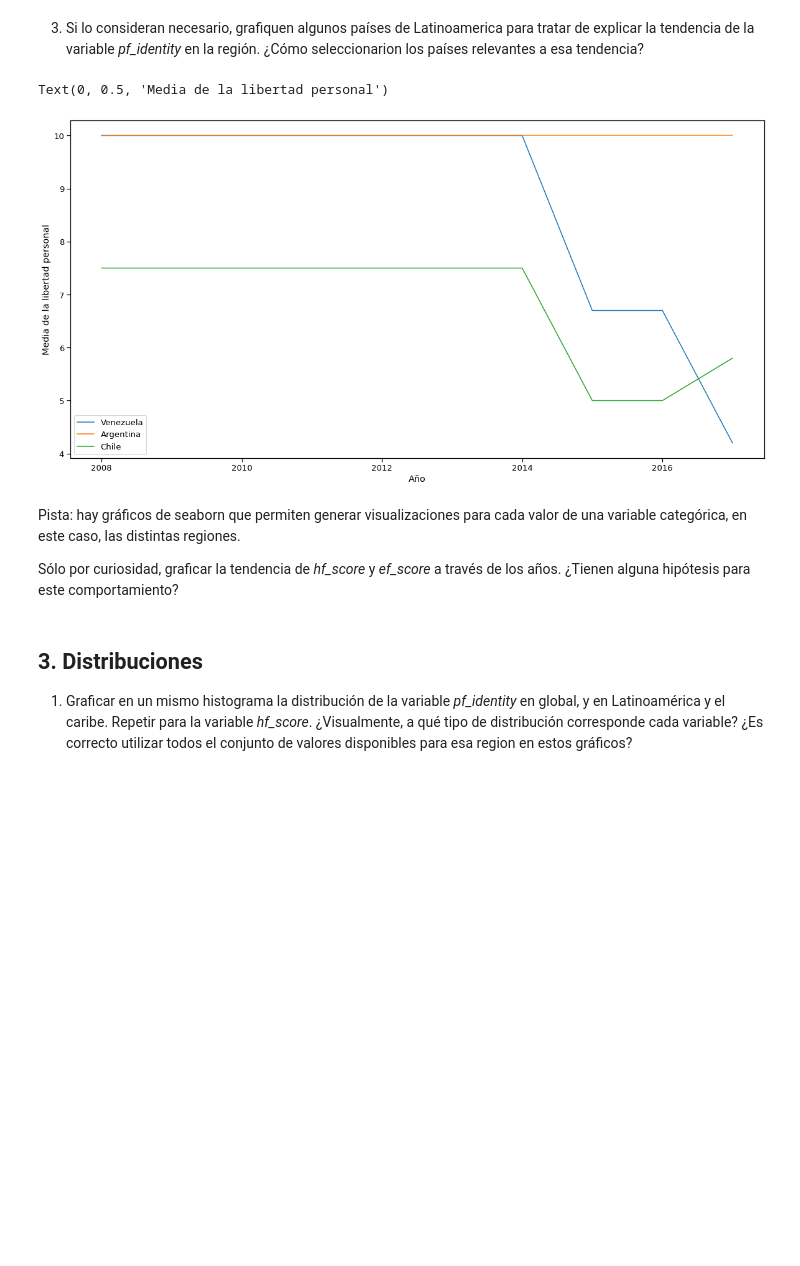
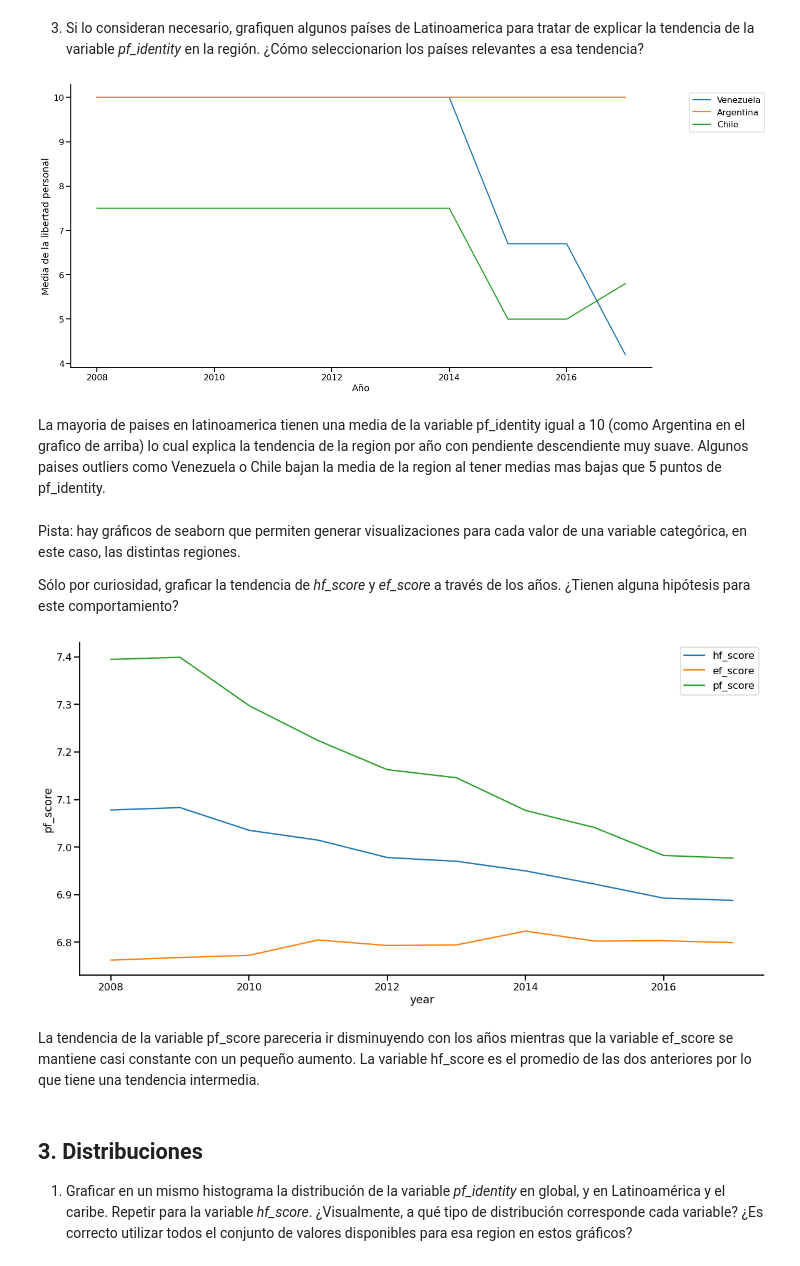
Before and after one commit to mauroeparis/ayvc2g9p1, a Jupyter notebook: practico.ipynb, the cells around one changed output. Drawn from its saved outputs; the diff is of its cells as text; code cells hidden in the pictures; blank space fills up the shorter version.

Commit message:
algunos cambios finales

```diff
--- a/practico.ipynb
+++ b/practico.ipynb
@@ -324,13 +329,26 @@ countries=dataset['Chile' == dataset['countries']]
 seaborn.lineplot(data=countries, x='year', y='pf_identity', label='Chile')
 plt.xlabel('Año')
 plt.ylabel('Media de la libertad personal')
+plt.legend(bbox_to_anchor=(1.05, 1), loc=2, borderaxespad=1)
+seaborn.despine()
 # %% [output]
-Text(0, 0.5, 'Media de la libertad personal')
-[figure, old version]
+[figure, new version]
+# %% [markdown]
+La mayoria de paises en latinoamerica tienen una media de la variable pf_identity igual a 10 (como Argentina en el grafico de arriba) lo cual explica la tendencia de la region por año con pendiente descendiente muy suave. Algunos paises outliers como Venezuela o Chile bajan la media de la region al tener medias mas bajas que 5 puntos de pf_identity.
 # %% [markdown]
 Pista: hay gráficos de seaborn que permiten generar visualizaciones para cada valor de una variable categórica, en este caso, las distintas regiones.
 
 Sólo por curiosidad, graficar la tendencia de *hf_score* y *ef_score* a través de los años. ¿Tienen alguna hipótesis para este comportamiento?
+# %%
+plt.figure(figsize=(20,10))
+seaborn.lineplot(data=dataset, x='year', y='hf_score', label='hf_score', ci = None)
+seaborn.lineplot(data=dataset, x='year', y='ef_score', label='ef_score', ci = None)
+seaborn.lineplot(data=dataset, x='year', y='pf_score', label='pf_score', ci = None)
+seaborn.despine()
+# %% [output]
+[figure, added]
+# %% [markdown]
+La tendencia de la variable pf_score pareceria ir disminuyendo con los años mientras que la variable ef_score se mantiene casi constante con un pequeño aumento. La variable hf_score es el promedio de las dos anteriores por lo que tiene una tendencia intermedia.
 # %% [markdown]
 ## 3. Distribuciones
   1. Graficar en un mismo histograma la distribución de la variable *pf_identity* en global, y en Latinoamérica y el caribe. Repetir para la variable *hf_score*. ¿Visualmente, a qué tipo de distribución corresponde cada variable? ¿Es correcto utilizar todos el conjunto de valores disponibles para esa region en estos gráficos?
```
Also changed, not shown: parts of 6 cells of this notebook.
